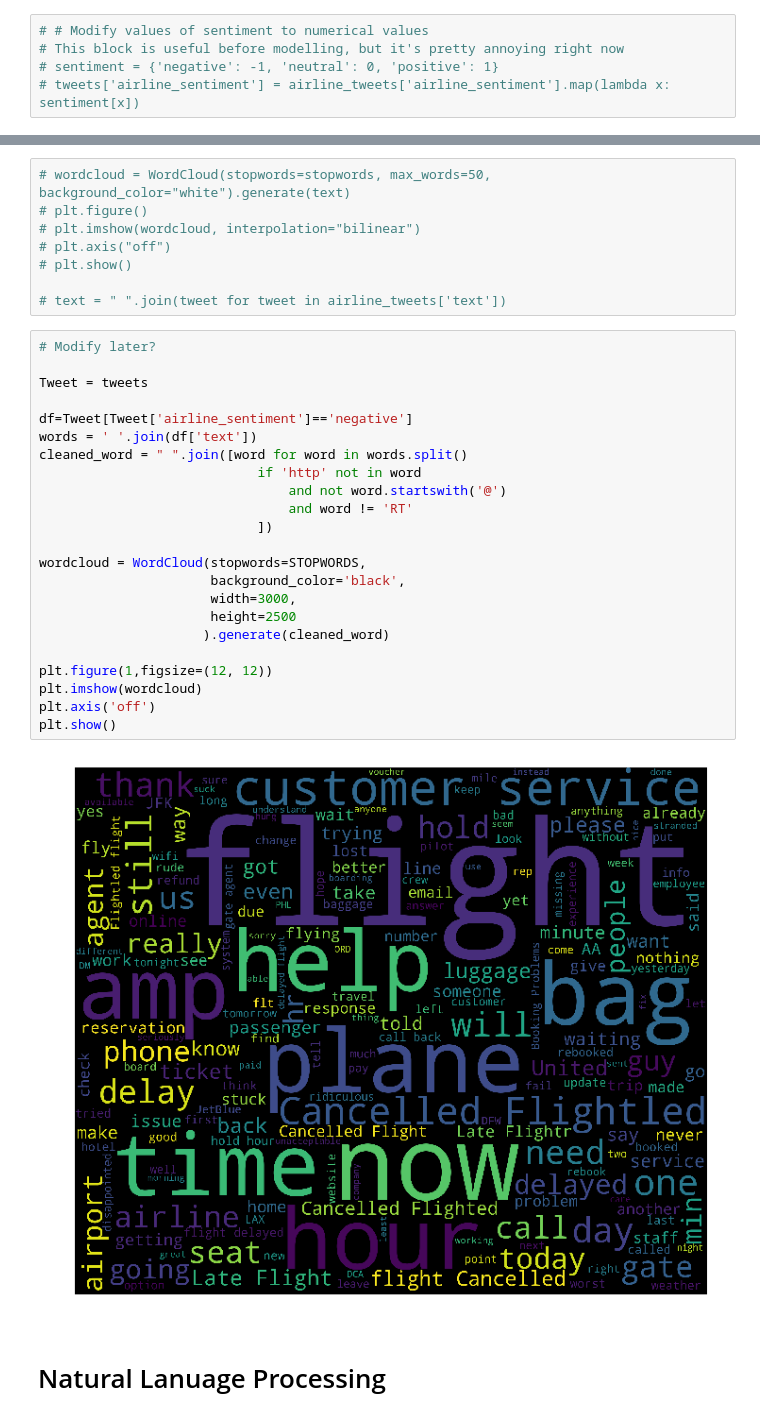
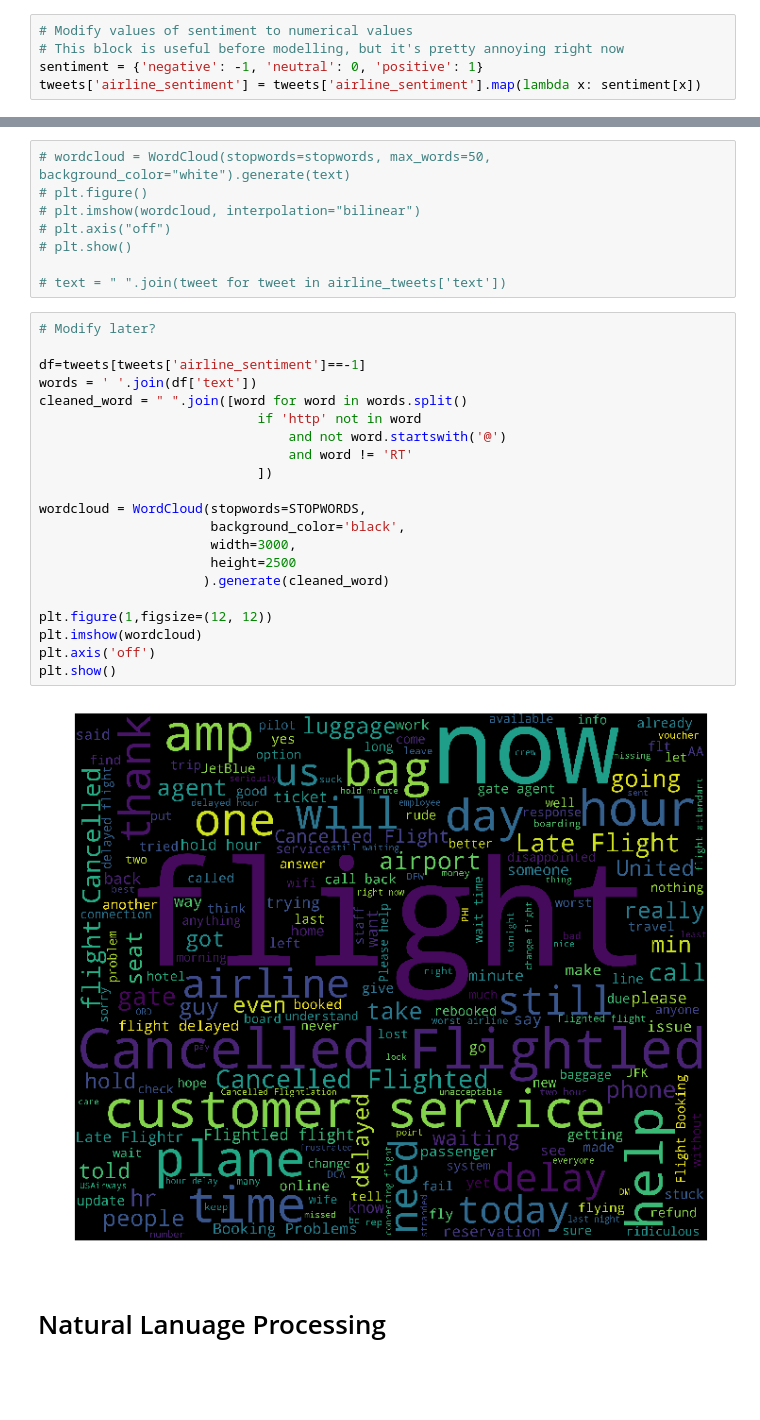
Before and after one commit to mhuh22/Thinkful, a Jupyter notebook: Bootcamp/Unit 7/Sentiment Analysis using Airline Tweets.ipynb, the cells around one changed output, grey strips where cells are left out. Cells and saved outputs as stored; diff of their text form; blank space fills up the shorter version.

```diff
--- a/Bootcamp/Unit 7/Sentiment Analysis using Airline Tweets.ipynb
+++ b/Bootcamp/Unit 7/Sentiment Analysis using Airline Tweets.ipynb
@@ -326,8 +340,8 @@ tweets[['airline_sentiment', 'text']].head()
 # %%
-# # Modify values of sentiment to numerical values
+# Modify values of sentiment to numerical values
 # This block is useful before modelling, but it's pretty annoying right now
-# sentiment = {'negative': -1, 'neutral': 0, 'positive': 1}
-# tweets['airline_sentiment'] = airline_tweets['airline_sentiment'].map(lambda x: sentiment[x])
+sentiment = {'negative': -1, 'neutral': 0, 'positive': 1}
+tweets['airline_sentiment'] = tweets['airline_sentiment'].map(lambda x: sentiment[x])
 # %% [markdown]
 # Wordcloud generation
 # %%
@@ -341,28 +355,26 @@ tweets[['airline_sentiment', 'text']].head()
 # %%
 # Modify later?
 
-Tweet = tweets
-
-df=Tweet[Tweet['airline_sentiment']=='negative']
+df=tweets[tweets['airline_sentiment']==-1]
 words = ' '.join(df['text'])
 cleaned_word = " ".join([word for word in words.split()
                             if 'http' not in word
                                 and not word.startswith('@')
                                 and word != 'RT'
                             ])
 
 wordcloud = WordCloud(stopwords=STOPWORDS,
                       background_color='black',
                       width=3000,
                       height=2500
                      ).generate(cleaned_word)
 
 plt.figure(1,figsize=(12, 12))
 plt.imshow(wordcloud)
 plt.axis('off')
 plt.show()
 # %% [output]
-[figure, old version]
+[figure, new version]
 # %% [markdown]
 # Natural Lanuage Processing
 # %%
```
Also changed, not shown: parts of 22 cells of this notebook.
